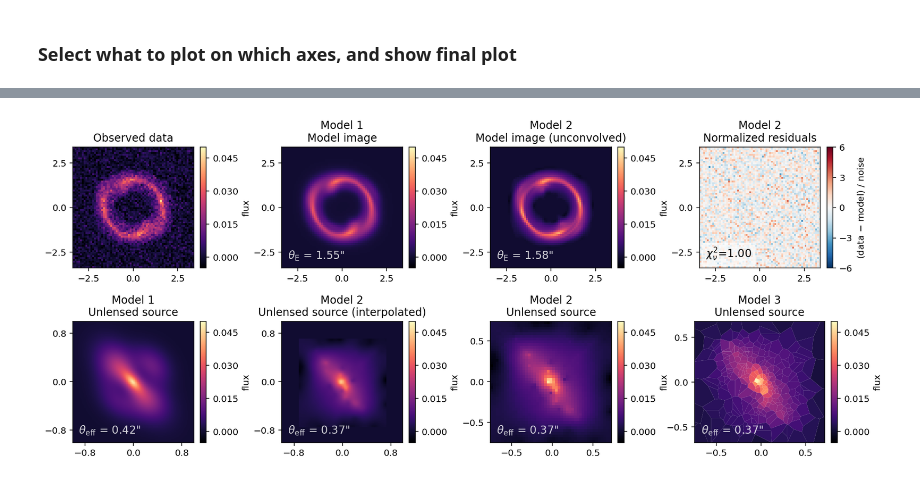
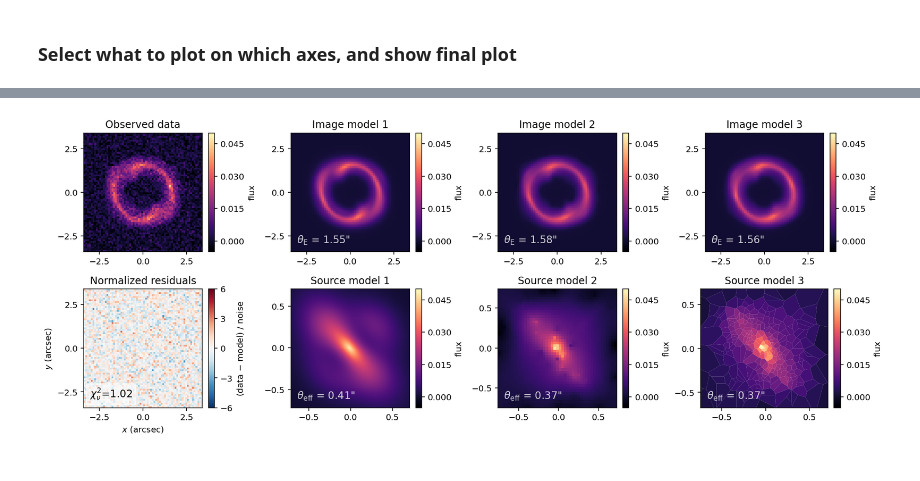
Before and after one commit to aymgal/COOLEST, a Jupyter notebook: joss/paper_figure.ipynb, the cells around one changed output, grey strips where cells are left out. Drawn from its saved outputs; the diff is of its cells as text; code cells hidden in the pictures.

```diff
--- a/joss/paper_figure.ipynb
+++ b/joss/paper_figure.ipynb
@@ -63,7 +63,7 @@ coord_orig = util.get_coordinates(coolest_1)
 x_orig, y_orig = coord_orig.pixel_coordinates
 print(coord_orig.plt_extent)
 
-coord_src = coord_orig.create_new_coordinates(pixel_scale_factor=0.1, grid_shape=(2, 2))
+coord_src = coord_orig.create_new_coordinates(pixel_scale_factor=0.1, grid_shape=(1.42, 1.42))
 x_src, y_src = coord_src.pixel_coordinates
 print(coord_src.plt_extent)
 # %% [output]
@@ -144,8 +144,8 @@ mplotter.plot_data_image(
     norm=norm
 )
 mplotter.plot_model_image(
-    [axes[0, 1], None, None],
-    titles=["Model 1\nModel image", None, None],
+    [axes[0, 1], axes[0, 2], axes[0, 3]],
+    titles=["Image model 1", "Image model 2", "Image model 3"],
     supersampling=5, convolved=True,
     kwargs_source=dict(entity_selection=[[2], [2], [2]]),
     kwargs_lens_mass=dict(entity_selection=[[0, 1], [0, 1], [0, 1]]),
@@ -153,28 +153,23 @@ mplotter.plot_model_image(
 )
 axes[0, 1].text(0.05, 0.05, r'$\theta_{\rm E}$ = '+f'{theta_E_1:.2f}"', color='white', fontsize=12, alpha=0.8,
                 va='bottom', ha='left', transform=axes[0, 1].transAxes)
-mplotter.plot_model_image(
-    [None, axes[0, 2], None],
-    titles=[None, "Model 2\nModel image (unconvolved)", None],
-    supersampling=5, convolved=False,
-    kwargs_source=dict(entity_selection=[[2], [2], [2]]),
-    kwargs_lens_mass=dict(entity_selection=[[0, 1], [0, 1], [0, 1]]),
-    norm=norm
-)
 axes[0, 2].text(0.05, 0.05, r'$\theta_{\rm E}$ = '+f'{theta_E_2:.2f}"', color='white', fontsize=12, alpha=0.8,
                 va='bottom', ha='left', transform=axes[0, 2].transAxes)
+axes[0, 3].text(0.05, 0.05, r'$\theta_{\rm E}$ = '+f'{theta_E_3:.2f}"', color='white', fontsize=12, alpha=0.8,
+                va='bottom', ha='left', transform=axes[0, 3].transAxes)
 mplotter.plot_model_residuals(
-    [None, axes[0, 3], None],
-    titles=[None, "Model 2\nNormalized residuals", None],
+    [axes[1, 0], None, None],
+    titles=["Normalized residuals", None, None],
     supersampling=5, add_chi2_label=True, chi2_fontsize=12,
     kwargs_source=dict(entity_selection=[[2], [2], [2]]),
     kwargs_lens_mass=dict(entity_selection=[[0, 1], [0, 1], [0, 1]]),
 )
 res = mplotter.plot_surface_brightness(
-    [axes[1, 0], axes[1, 1], None],
+    [axes[1, 1], None, None],
     titles=[
-        "Model 1\nUnlensed source",
-        "Model 2\nUnlensed source (interpolated)",
+        "Source model 1",
+        # "Model 2\nUnlensed source (interpolated)",
+        None,
         None, #"Model 3: source model",
     ],
     kwargs_light=dict(entity_selection=[[2], [2], [2]]),
@@ -182,15 +177,13 @@ res = mplotter.plot_surface_brightness(
     neg_values_as_bad=False,
     coordinates=coord_src,
 )
-axes[1, 0].text(0.05, 0.05, r'$\theta_{\rm eff}$ = '+f'{r_eff_src_1:.2f}"', color='white', fontsize=12, alpha=0.8,
-                va='bottom', ha='left', transform=axes[1, 0].transAxes)
-axes[1, 1].text(0.05, 0.05, r'$\theta_{\rm eff}$ = '+f'{r_eff_src_2:.2f}"', color='white', fontsize=12, alpha=0.8,
+axes[1, 1].text(0.05, 0.05, r'$\theta_{\rm eff}$ = '+f'{r_eff_src_1:.2f}"', color='white', fontsize=12, alpha=0.8,
                 va='bottom', ha='left', transform=axes[1, 1].transAxes)
 
 # single-plotter panels
 splotter_2.plot_surface_brightness(
     axes[1, 2],
-    title="Model 2\nUnlensed source",
+    title="Source model 2",
     kwargs_light=dict(entity_selection=[2]),
     norm=norm,
     neg_values_as_bad=False,
@@ -199,7 +192,7 @@ axes[1, 2].text(0.05, 0.05, r'$\theta_{\rm eff}$ = '+f'{r_eff_src_2:.2f}"', colo
                 va='bottom', ha='left', transform=axes[1, 2].transAxes)
 splotter_3.plot_surface_brightness(
     axes[1, 3],
-    title="Model 3\nUnlensed source",
+    title="Source model 3",
     kwargs_light=dict(entity_selection=[2]),
     norm=norm,
     neg_values_as_bad=False,
@@ -207,11 +200,15 @@ splotter_3.plot_surface_brightness(
 axes[1, 3].text(0.05, 0.05, r'$\theta_{\rm eff}$ = '+f'{r_eff_src_3:.2f}"', color='white', fontsize=12, alpha=0.8,
                 va='bottom', ha='left', transform=axes[1, 3].transAxes)
 
+
+axes[1, 0].set_xlabel(r"$x$ (arcsec)")
+axes[1, 0].set_ylabel(r"$y$ (arcsec)")
+
 fig.tight_layout()
-fig.subplots_adjust(
-    wspace=0.02,
-    #hspace=0.15,
-)
+# fig.subplots_adjust(
+#     wspace=0.02,
+#     #hspace=0.15,
+# )
 plt.show()
 
 # uncomment to save figure
@@ -220 +218 @@ plt.show()
-[figure, old version]
+[figure, new version]
```
Also changed, not shown: parts of 3 cells of this notebook, 2 other files.
